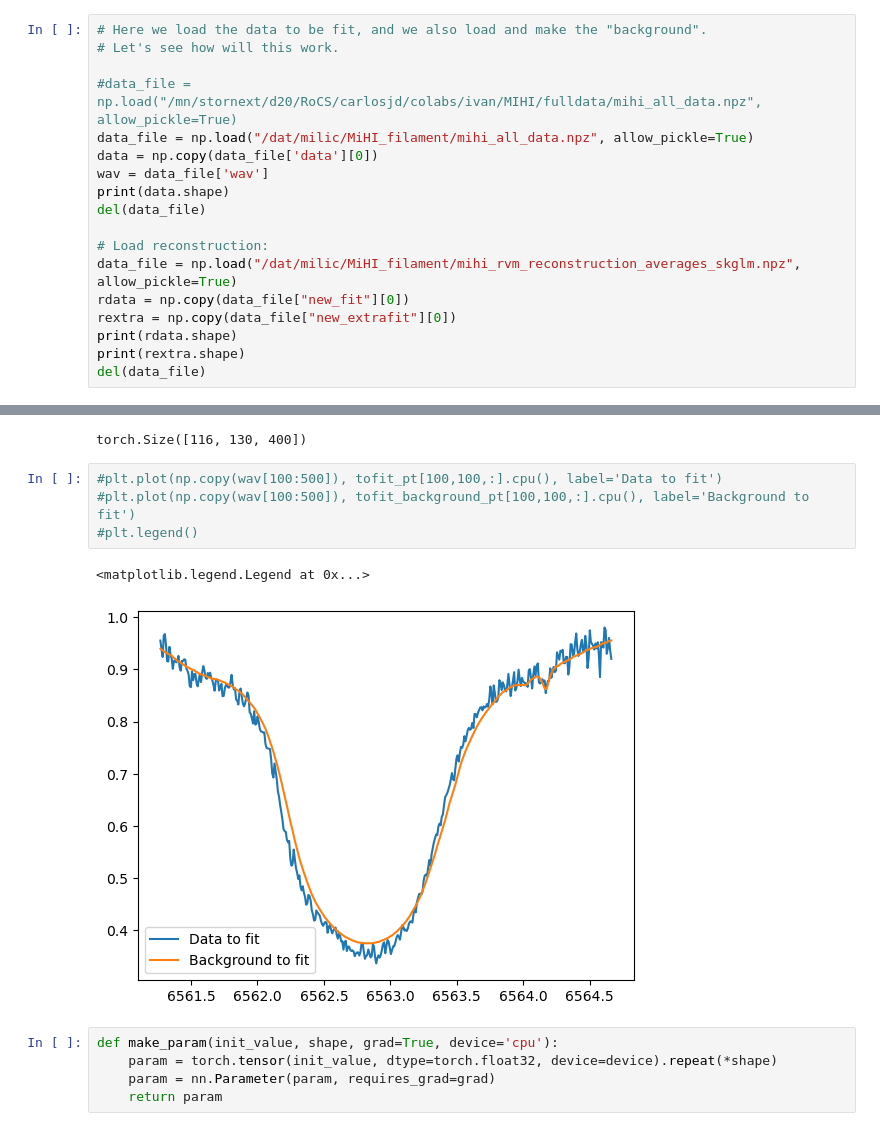
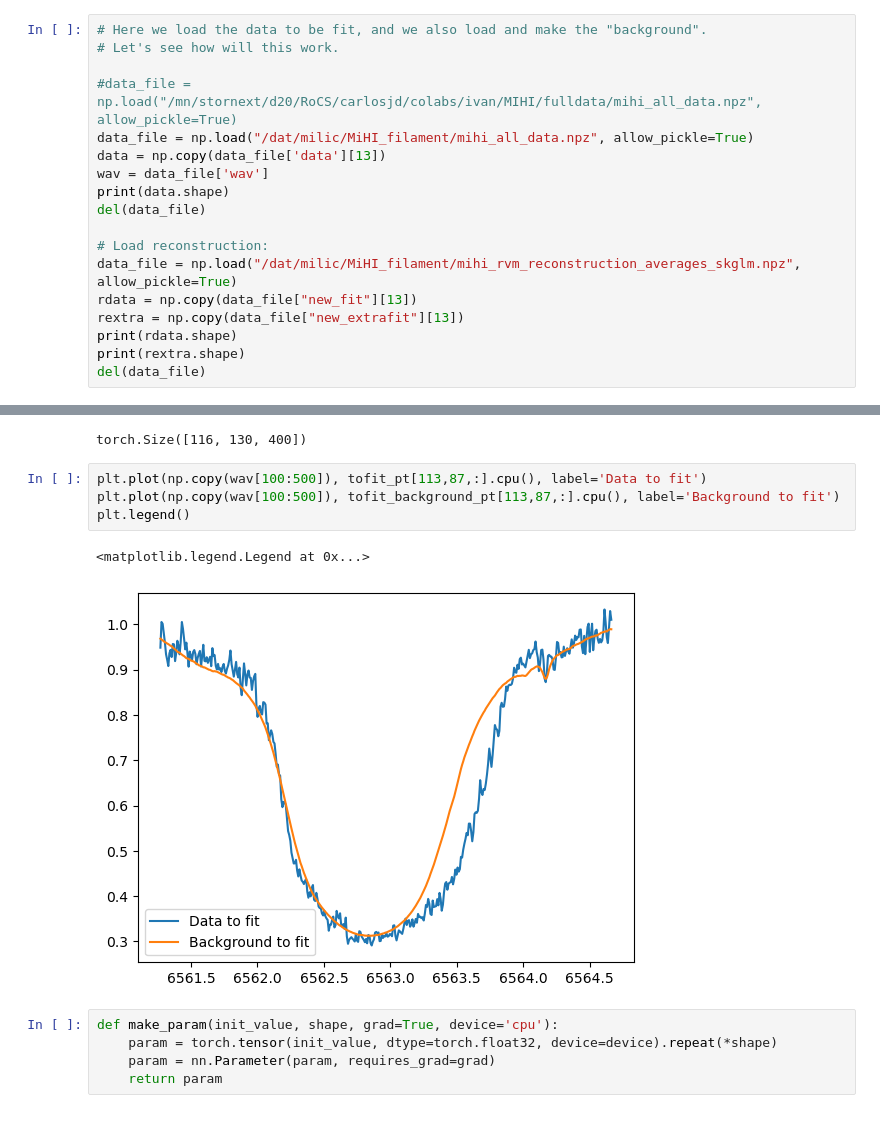
Before and after one commit to ivanzmilic/cloudtorch, a Jupyter notebook: main_gpu_bck_mparams.ipynb, the cells around one changed output, grey strips where cells are left out. Drawn from its saved outputs; the diff is of its cells as text.

```diff
--- a/main_gpu_bck_mparams.ipynb
+++ b/main_gpu_bck_mparams.ipynb
@@ -37,15 +40,15 @@ def cloud_model(x, params=None, obs_back=None):
 
 #data_file = np.load("/mn/stornext/d20/RoCS/carlosjd/colabs/ivan/MIHI/fulldata/mihi_all_data.npz", allow_pickle=True)
 data_file = np.load("/dat/milic/MiHI_filament/mihi_all_data.npz", allow_pickle=True)
-data = np.copy(data_file['data'][0])
+data = np.copy(data_file['data'][13])
 wav = data_file['wav']
 print(data.shape)
 del(data_file)
 
 # Load reconstruction:
 data_file = np.load("/dat/milic/MiHI_filament/mihi_rvm_reconstruction_averages_skglm.npz", allow_pickle=True)
-rdata = np.copy(data_file["new_fit"][0])
-rextra = np.copy(data_file["new_extrafit"][0])
+rdata = np.copy(data_file["new_fit"][13])
+rextra = np.copy(data_file["new_extrafit"][13])
 print(rdata.shape)
 print(rextra.shape)
 del(data_file)
@@ -212,12 +214,12 @@ tofit_pt.shape
 # %% [output]
 torch.Size([116, 130, 400])
 # %%
-#plt.plot(np.copy(wav[100:500]), tofit_pt[100,100,:].cpu(), label='Data to fit')
-#plt.plot(np.copy(wav[100:500]), tofit_background_pt[100,100,:].cpu(), label='Background to fit')
-#plt.legend()
+plt.plot(np.copy(wav[100:500]), tofit_pt[113,87,:].cpu(), label='Data to fit')
+plt.plot(np.copy(wav[100:500]), tofit_background_pt[113,87,:].cpu(), label='Background to fit')
+plt.legend()
 # %% [output]
 <matplotlib.legend.Legend at 0x...>
-[figure, old version]
+[figure, new version]
 # %%
 def make_param(init_value, shape, grad=True, device='cpu'):
     param = torch.tensor(init_value, dtype=torch.float32, device=device).repeat(*shape)
```
Also changed, not shown: parts of 14 cells of this notebook, 1 other file.
